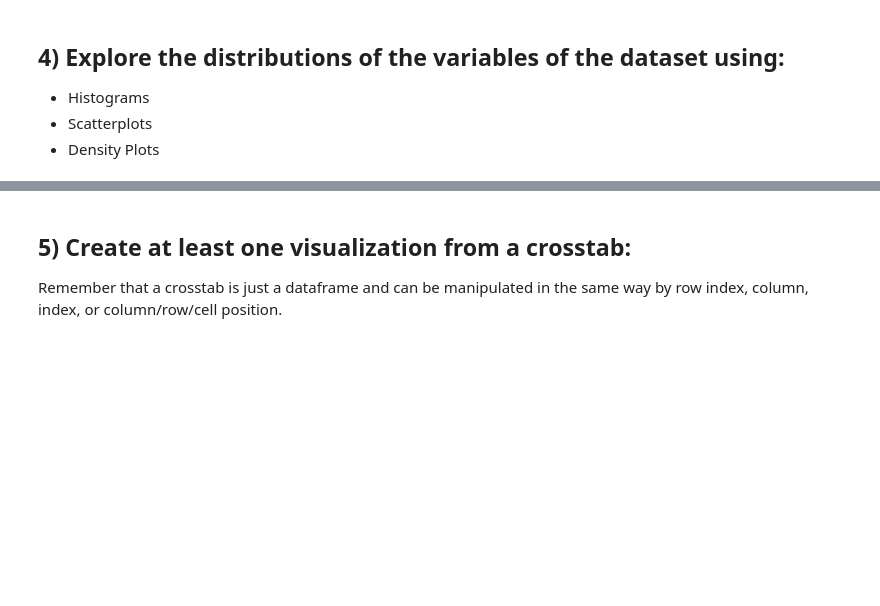
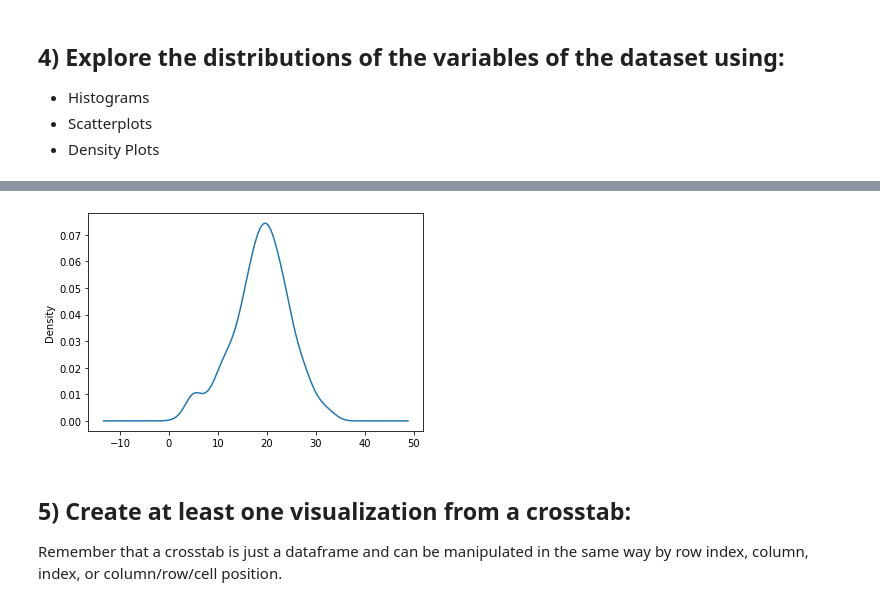
Before and after one commit to JoshuaHaga/DS-Unit-1-Sprint-1-Data-Wrangling-and-Storytelling, a Jupyter notebook: module1-exploratory-data-analysis/LS_DS_111_Exploratory_Data_Analysis_Assignment.ipynb, the cells around one changed output, grey strips where cells are left out. Cells and saved outputs as stored; diff of their text form; code cells hidden in the pictures; blank space fills up the shorter version.

```diff
--- a/module1-exploratory-data-analysis/LS_DS_111_Exploratory_Data_Analysis_Assignment.ipynb
+++ b/module1-exploratory-data-analysis/LS_DS_111_Exploratory_Data_Analysis_Assignment.ipynb
@@ -175,3 +211,9 @@ Take whichever of the above datasets has more categorical variables and use cros
+# %%
+#density plot of the number of temp readings
+
+data['temp'].plot.density();
+# %% [output]
+[figure, added]
 # %% [markdown]
 ## 5) Create at least one visualization from a crosstab:
 
```
Also changed, not shown: parts of 6 cells of this notebook.
